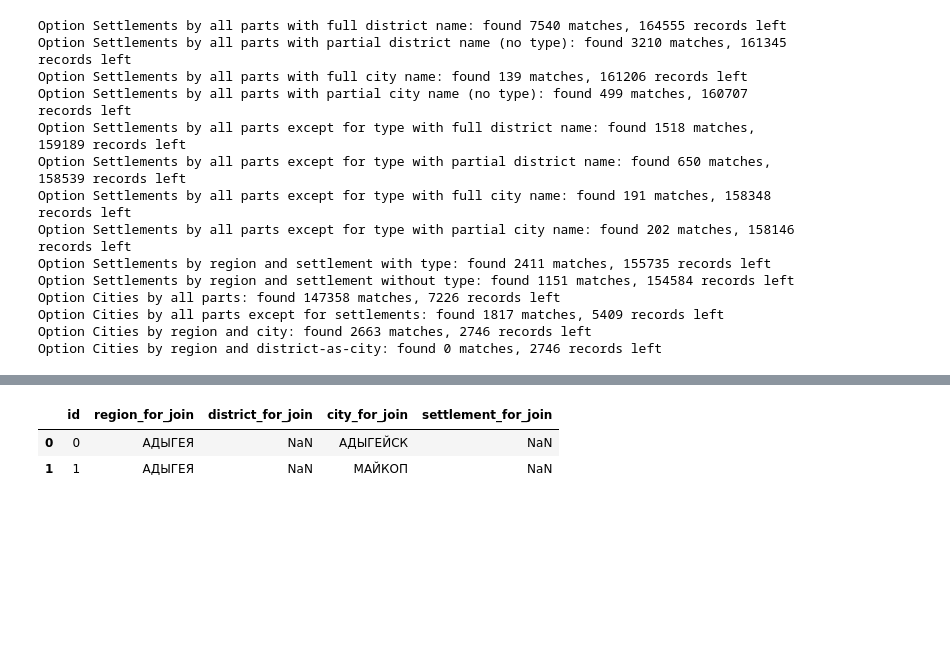
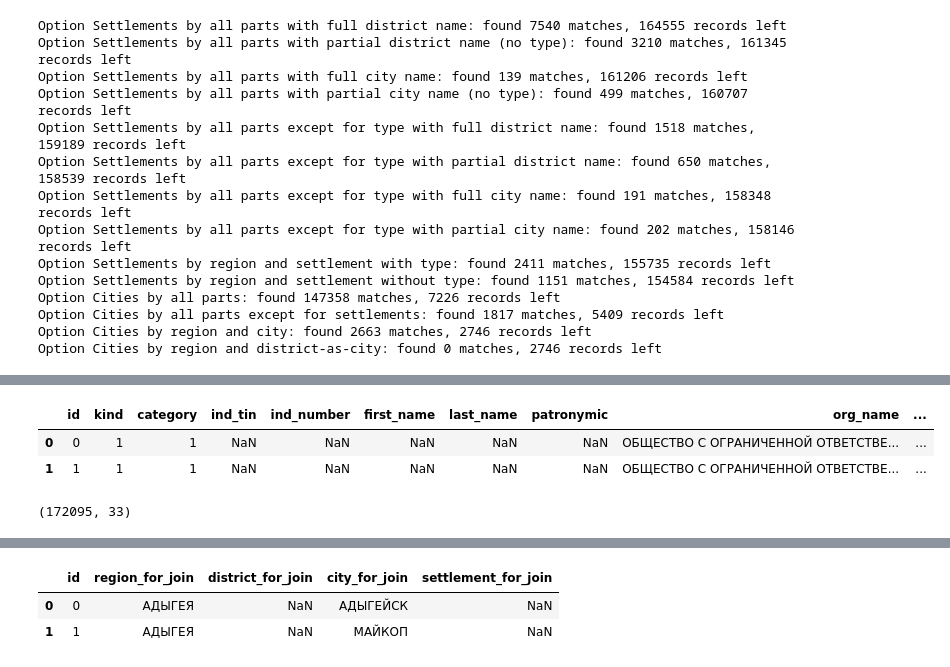
Before and after one commit to PavelSyomin/ru-smb-companies, a Jupyter notebook: Post Processing.ipynb, the cells around one changed output, grey strips where cells are left out. Cells and saved outputs as stored; diff of their text form; code cells hidden in the pictures; blank space fills up the shorter version.

```diff
--- a/Post Processing.ipynb
+++ b/Post Processing.ipynb
@@ -489,0 +481,14 @@ mappings
+# %%
+rsmp["address_raw"] = addresses.loc[:, "region_name":"settlement_type"].apply(lambda x: " / ".join(x.fillna("").to_list()), axis=1)
+rsmp["region_norm"] = addresses["region_settlements"]
+rsmp.drop(columns=["region_name", "region_type", "district_name", "district_type", "city_name", "city_type", "settlement_name", "geo_id", "type", "settlement_type_x"], inplace=True)
+rsmp.rename(columns={"region_norm": "region", "settlement_type_x": "settlement_type"}, inplace=True)
+rsmp.head(2)
+# %% [output]
+|  | id | kind | category | ind_tin | ind_number | first_name | last_name | patronymic | org_name | ... |
+| 0 | 0 | 1 | 1 | NaN | NaN | NaN | NaN | NaN | ОБЩЕСТВО С ОГРАНИЧЕННОЙ ОТВЕТСТВЕ... | ... |
+| 1 | 1 | 1 | 1 | NaN | NaN | NaN | NaN | NaN | ОБЩЕСТВО С ОГРАНИЧЕННОЙ ОТВЕТСТВЕ... | ... |
+# %%
+rsmp.shape
+# %% [output]
+(172095, 33)
```
Also changed, not shown: parts of 20 cells of this notebook.
